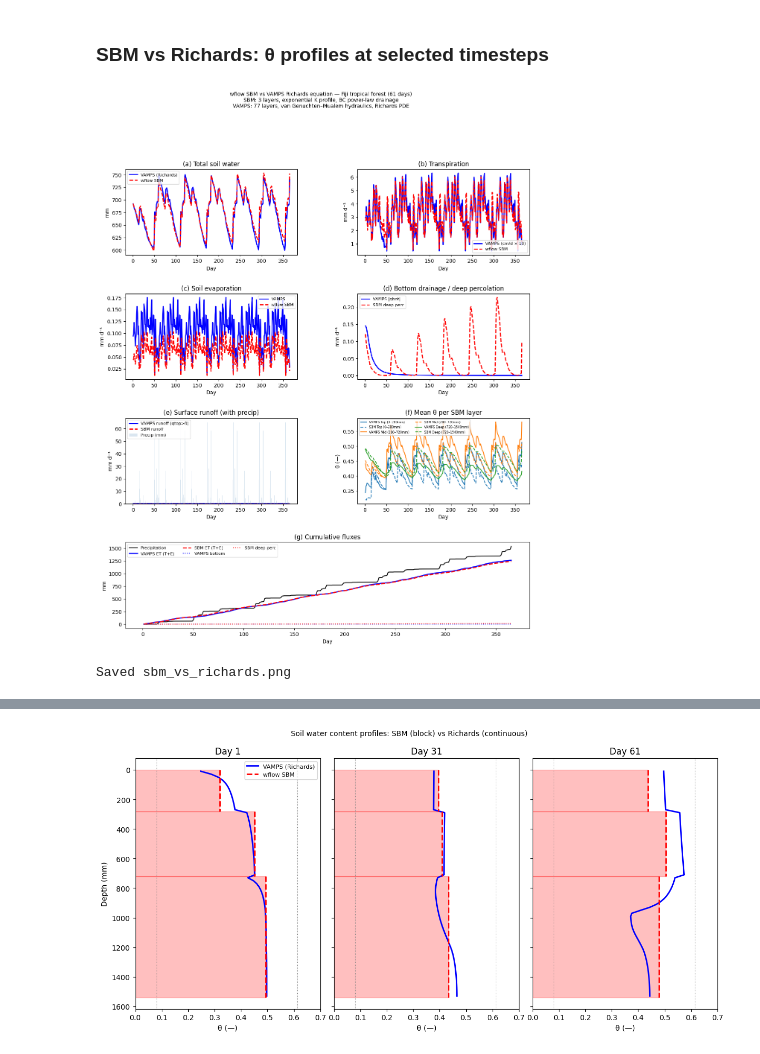
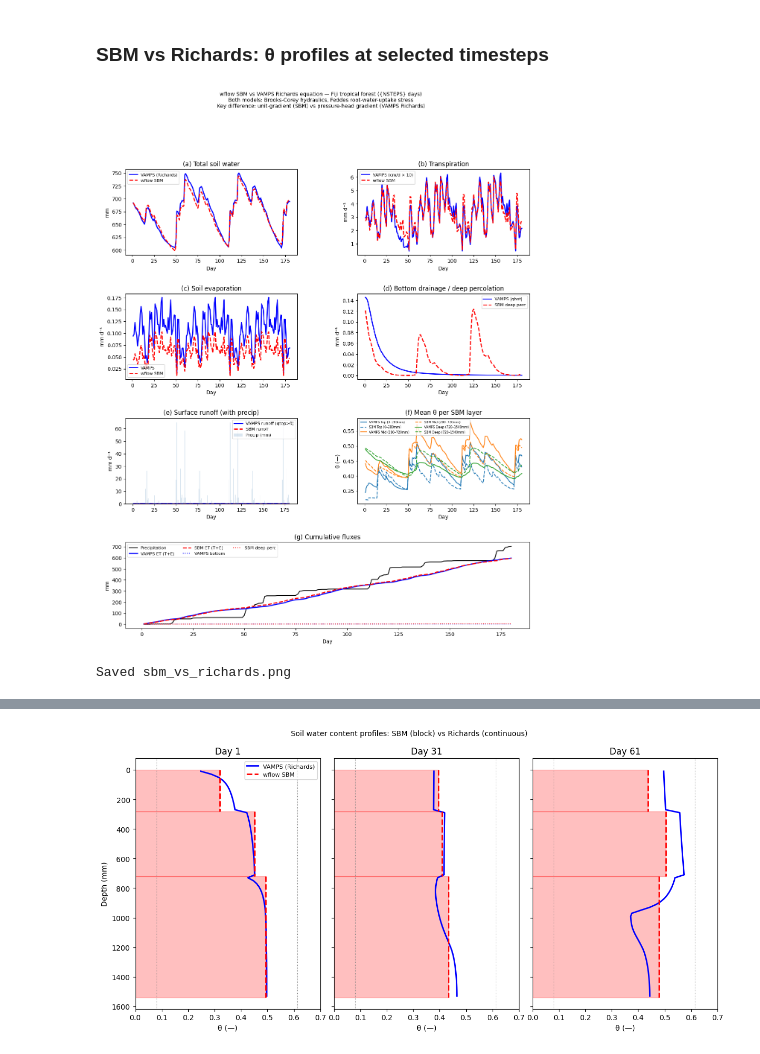
Before and after one commit to jaapschellekens/vampspy, a Jupyter notebook: notebooks/sbm_vs_richards.ipynb, the cells around one changed output, grey strips where cells are left out. Saved outputs shown, nothing was run; the diff lists cells and outputs as text; code cells hidden in the pictures.

```diff
--- a/notebooks/sbm_vs_richards.ipynb
+++ b/notebooks/sbm_vs_richards.ipynb
@@ -268,9 +278,9 @@ Load Fiji climate series and compute potential ET via Priestley–Taylor.
 # %%
 # ---------------------------------------------------------------------------
-# Load forcing: 61 base days tiled to 365 days (one full year)
+# Load forcing: 61 base days tiled to NSTEPS days
 # ---------------------------------------------------------------------------
 BASE_STEPS = 61   # length of original forcing record
-NSTEPS     = 365  # simulation length (365 / 61 ≈ 6 repeats)
+NSTEPS     = 180  # simulation length
 
 def load_prn(fname):
     return np.loadtxt(os.path.join(FIJI_DIR, fname))[:BASE_STEPS, 1]
@@ -640,37 +654,37 @@ v_mean = np.array([vamps['theta'][:, idx[k]:idx[k+1]].mean(axis=1) for k in rang
 colors = ['#1f77b4','#ff7f0e','#2ca02c']
 labels = ['Top (0–280mm)','Mid (280–720mm)','Deep (720–1540mm)']
 for k in range(NLAYERS):
     ax.plot(t, v_mean[k],        '-', color=colors[k], lw=1.5, label=f'VAMPS {labels[k]}')
     ax.plot(t, sbm['vwc'][:, k], '--', color=colors[k], lw=1.5, label=f'SBM {labels[k]}')
 ax.set_title('(f) Mean θ per SBM layer')
 ax.set_ylabel('θ (—)'); ax.set_xlabel('Day')
 ax.legend(fontsize=6, ncol=2)
 
 # --- (g) Cumulative water balance ---
 ax = fig.add_subplot(gs[3, :])
 cum_p   = np.cumsum(precip_mm)
 cum_vET = np.cumsum(vamps_actual_T + vamps_actual_E)
 cum_sET = np.cumsum(sbm['transpiration'] + sbm['soilevap'])
 cum_vD  = np.cumsum(abs(vamps['qbot']) * 10)
 cum_sD  = np.cumsum(sbm['deep_perc'])
 ax.plot(t, cum_p,   'k-',  lw=1.5, label='Precipitation')
 ax.plot(t, cum_vET, 'b-',  lw=2,   label='VAMPS ET (T+E)')
 ax.plot(t, cum_sET, 'r--', lw=2,   label='SBM ET (T+E)')
 ax.plot(t, cum_vD,  'b:',  lw=1.5, label='VAMPS bottom')
 ax.plot(t, cum_sD,  'r:',  lw=1.5, label='SBM deep perc')
 ax.set_title('(g) Cumulative fluxes')
 ax.set_ylabel('mm'); ax.set_xlabel('Day')
 ax.legend(fontsize=8, ncol=3)
 
-fig.suptitle('wflow SBM vs VAMPS Richards equation — Fiji tropical forest (61 days)\n'
-             'SBM: 3 layers, exponential K profile, BC power-law drainage\n'
-             'VAMPS: 77 layers, van Genuchten–Mualem hydraulics, Richards PDE',
+fig.suptitle('wflow SBM vs VAMPS Richards equation — Fiji tropical forest ({NSTEPS} days)\n'
+             'Both models: Brooks-Corey hydraulics, Feddes root-water-uptake stress\n'
+             'Key difference: unit-gradient (SBM) vs pressure-head gradient (VAMPS Richards)',
              fontsize=10, y=1.01)
 plt.savefig('sbm_vs_richards.png', dpi=150, bbox_inches='tight')
 plt.show()
 print("Saved sbm_vs_richards.png")
 # %% [output]
-[figure, old version]
+[figure, new version]
 Saved sbm_vs_richards.png
 # %%
 # ---------------------------------------------------------------------------
```
Also changed, not shown: parts of 13 cells of this notebook, 22 other files.
